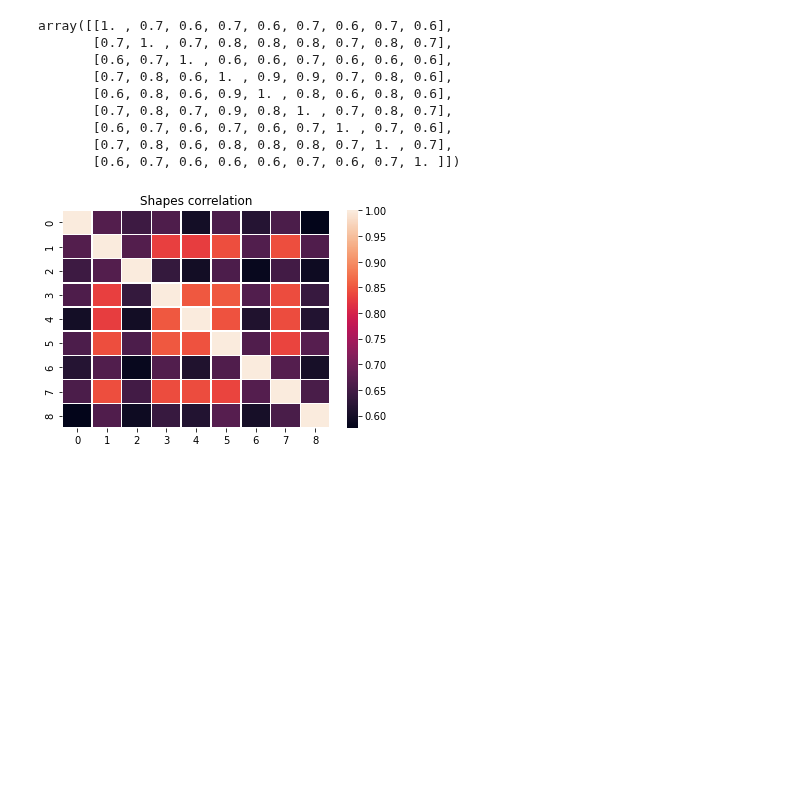
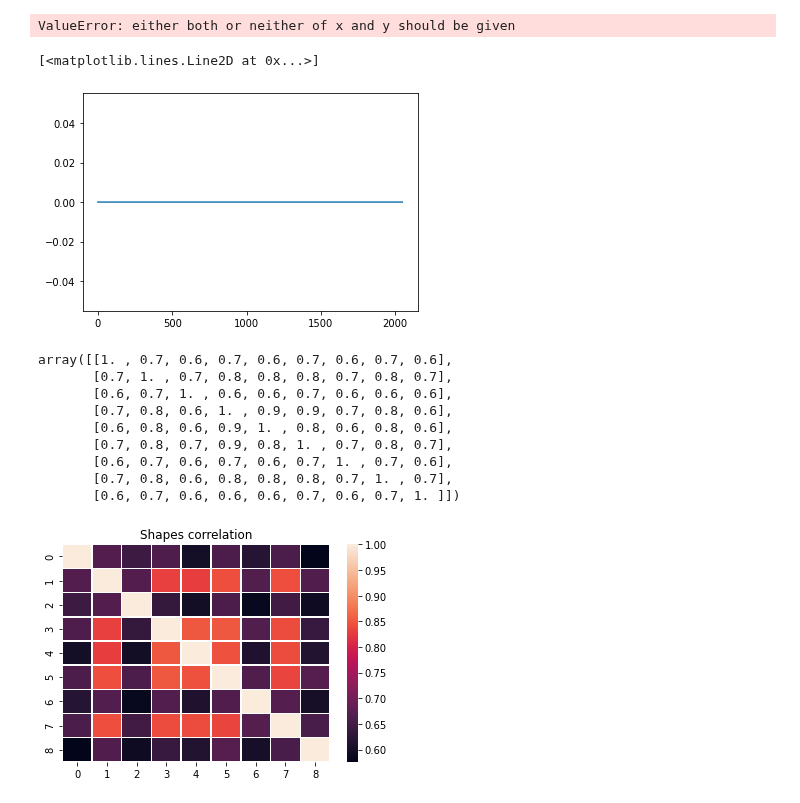
Before and after one commit to whiteRa2bit/hep_generative_models, a Jupyter notebook: notebooks/eda/shapes_independency.ipynb, the cells around one changed output. Drawn from its saved outputs; the diff is of its cells as text; code cells hidden in the pictures; blank space fills up the shorter version.

Commit message:
Add filter for zero signals

```diff
--- a/notebooks/eda/shapes_independency.ipynb
+++ b/notebooks/eda/shapes_independency.ipynb
@@ -31,3 +31,11 @@ def get_amplitudes_correlation(detector1, detector2):
     amplitudes2 = np.max(signals2, axis=1) / np.max(signals2)
 
     return np.corrcoef(amplitudes1, amplitudes2)[0, 1]
+# %%
+def unify_shape(data, eps=1e-10):
+    min_values = np.min(data, axis=1)
+    max_values = np.max(data, axis=1)
+    data = (data - min_values[:, None]) / (max_values - min_values + eps)[:, None]
+    return data
+
+signals2 = unify_shape(get_detector_signals(2))
@@ -34,3 +64,12 @@ def get_amplitudes_correlation(detector1, detector2):
+# %%
+np.where(lambda arr: np.allclose(np.zeros(2048), arr), signals2)
+# %% [output]
+ValueError: either both or neither of x and y should be given
+# %%
+plt.plot(signals2[0])
+# %% [output]
+[<matplotlib.lines.Line2D at 0x...>]
+[figure, added]
 # %%
 DETECTORS_NUM = 9
 
```
Also changed, not shown: parts of 2 cells of this notebook, 1 other file.
